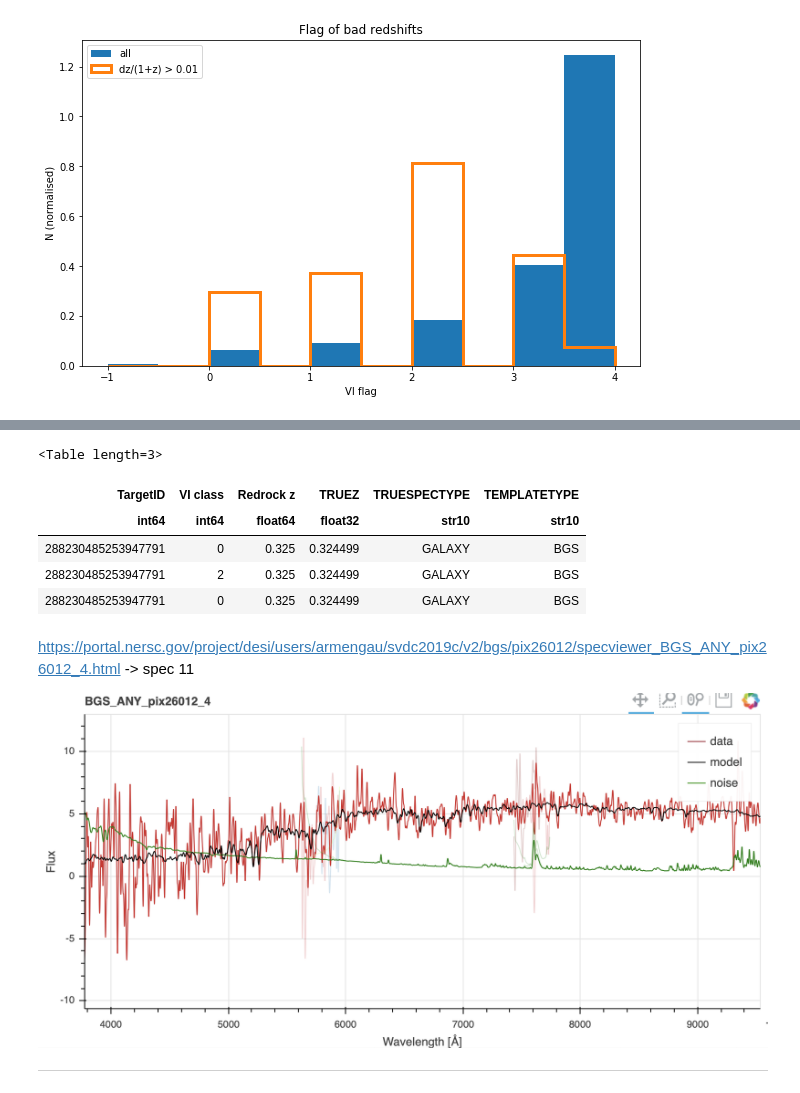
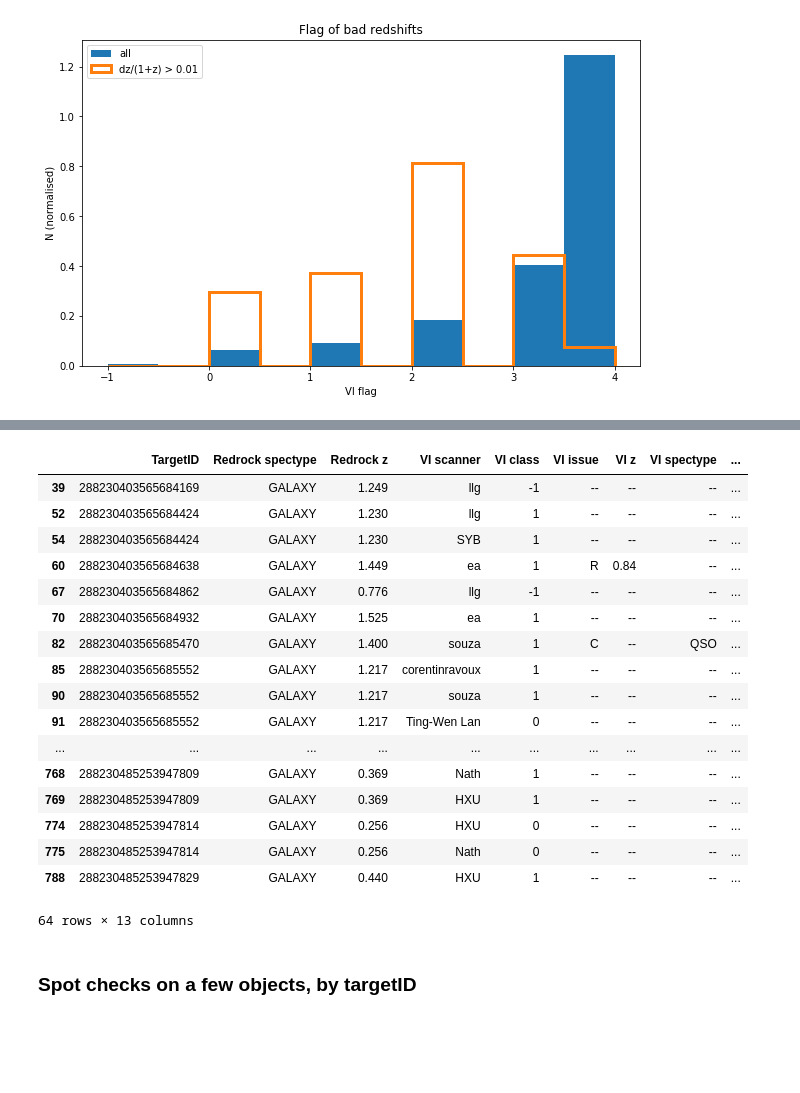
Before and after one commit to michaelJwilson/DESI_SV, a Jupyter notebook: VI_truth_sims.ipynb, the cells around one changed output, grey strips where cells are left out. Saved outputs shown, nothing was run; the diff lists cells and outputs as text; code cells hidden in the pictures; blank space fills up the shorter version.

```diff
--- a/VI_truth_sims.ipynb
+++ b/VI_truth_sims.ipynb
@@ -173,0 +160,29 @@ Spot checks (spectra plots are screenshots)
+# %%
+#make a dataframe with fewer columns
+vi_df = vi['TargetID', 'Redrock spectype', 'Redrock z',
+           'VI scanner','VI class','VI issue','VI z','VI spectype','VI comment',
+          'TRUEZ','TRUESPECTYPE','TEMPLATETYPE','HPXPIXEL'].to_pandas()
+# %%
+#define problematic classifications (change to whatever you'd like to investigate)
+prob = (bad_z==False) & (vi_df['VI class'] <2)
+# %%
+vi_df[prob]
+# %% [output]
+|  | TargetID | Redrock spectype | Redrock z | VI scanner | VI class | VI issue | VI z | VI spectype | ... |
+| 39 | 288230403565684169 | GALAXY | 1.249 | llg | -1 | -- | -- | -- | ... |
+| 52 | 288230403565684424 | GALAXY | 1.230 | llg | 1 | -- | -- | -- | ... |
+| 54 | 288230403565684424 | GALAXY | 1.230 | SYB | 1 | -- | -- | -- | ... |
+| 60 | 288230403565684638 | GALAXY | 1.449 | ea | 1 | R | 0.84 | -- | ... |
+| 67 | 288230403565684862 | GALAXY | 0.776 | llg | -1 | -- | -- | -- | ... |
+| 70 | 288230403565684932 | GALAXY | 1.525 | ea | 1 | -- | -- | -- | ... |
+| 82 | 288230403565685470 | GALAXY | 1.400 | souza | 1 | C | -- | QSO | ... |
+| 85 | 288230403565685552 | GALAXY | 1.217 | corentinravoux | 1 | -- | -- | -- | ... |
+| 90 | 288230403565685552 | GALAXY | 1.217 | souza | 1 | -- | -- | -- | ... |
+| 91 | 288230403565685552 | GALAXY | 1.217 | Ting-Wen Lan | 0 | -- | -- | -- | ... |
+| ... | ... | ... | ... | ... | ... | ... | ... | ... | ... |
+| 768 | 288230485253947809 | GALAXY | 0.369 | Nath | 1 | -- | -- | -- | ... |
+| 769 | 288230485253947809 | GALAXY | 0.369 | HXU | 1 | -- | -- | -- | ... |
+| 774 | 288230485253947814 | GALAXY | 0.256 | HXU | 0 | -- | -- | -- | ... |
+| 775 | 288230485253947814 | GALAXY | 0.256 | Nath | 0 | -- | -- | -- | ... |
+| 788 | 288230485253947829 | GALAXY | 0.440 | HXU | 1 | -- | -- | -- | ... |
+64 rows × 13 columns
@@ -174,2 +191,4 @@ Spot checks (spectra plots are screenshots)
+# %% [markdown]
+### Spot checks on a few objects, by targetID
 # %%
 def show_problem_VI_single(vi_insp, targetID, plot_with_Prospect=False):
@@ -187,19 +206,3 @@ def show_problem_VI_single(vi_insp, targetID, plot_with_Prospect=False):
     sp_coadd = utils_specviewer.coadd_targets(sp_single_exp)
     if plot_with_Prospect: plotframes.plotspectra(sp_single_exp, zcatalog=zbest, notebook=True,with_vi_widgets=False)
     return sp_single_exp
-# %%
-this_ID = (vi['TargetID'] == 288230485253947791) #BGS
-vi[this_ID]['TargetID', 'VI class', 'Redrock z', 'TRUEZ', 'TRUESPECTYPE' , 'TEMPLATETYPE']
-# %% [output]
-<Table length=3>
-| TargetID | VI class | Redrock z | TRUEZ | TRUESPECTYPE | TEMPLATETYPE |
-| int64 | int64 | float64 | float32 | str10 | str10 |
-| 288230485253947791 | 0 | 0.325 | 0.324499 | GALAXY | BGS |
-| 288230485253947791 | 2 | 0.325 | 0.324499 | GALAXY | BGS |
-| 288230485253947791 | 0 | 0.325 | 0.324499 | GALAXY | BGS |
-# %% [markdown]
-https://portal.nersc.gov/project/desi/users/armengau/svdc2019c/v2/bgs/pix26012/specviewer_BGS_ANY_pix26012_4.html -> spec 11
-
-![screenshot.png](attachment:screenshot.png)
-
-***
```
Also changed, not shown: parts of 21 cells of this notebook.
